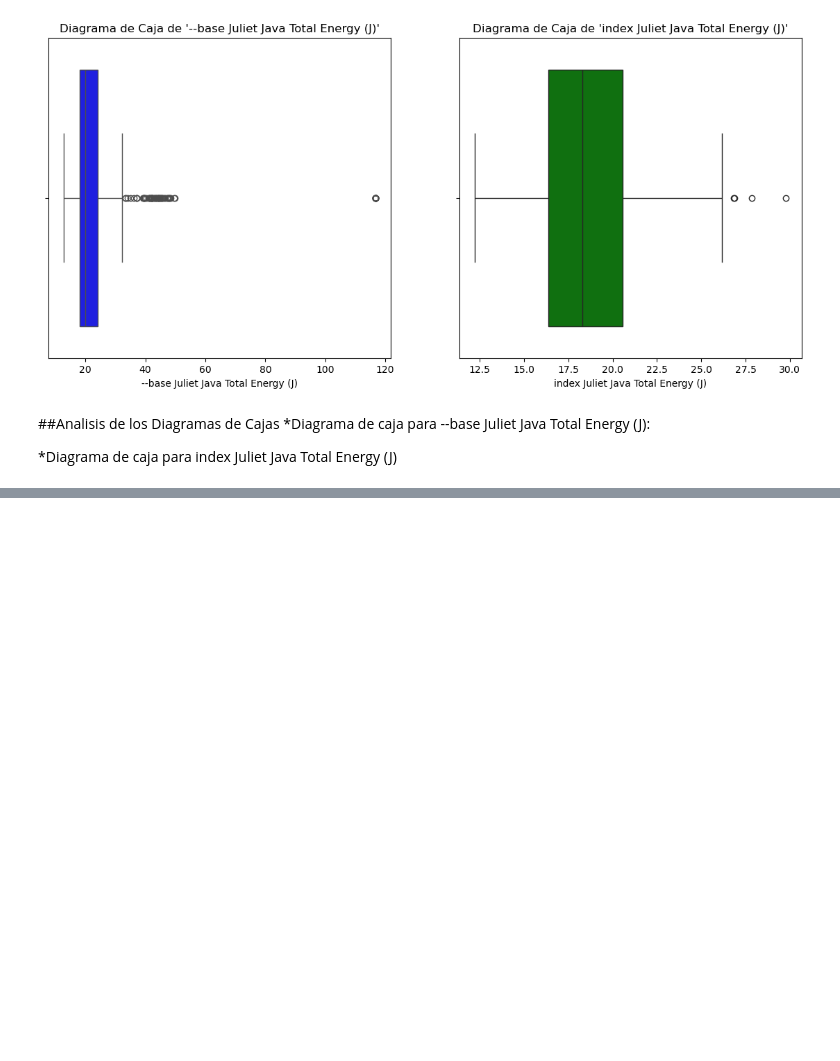
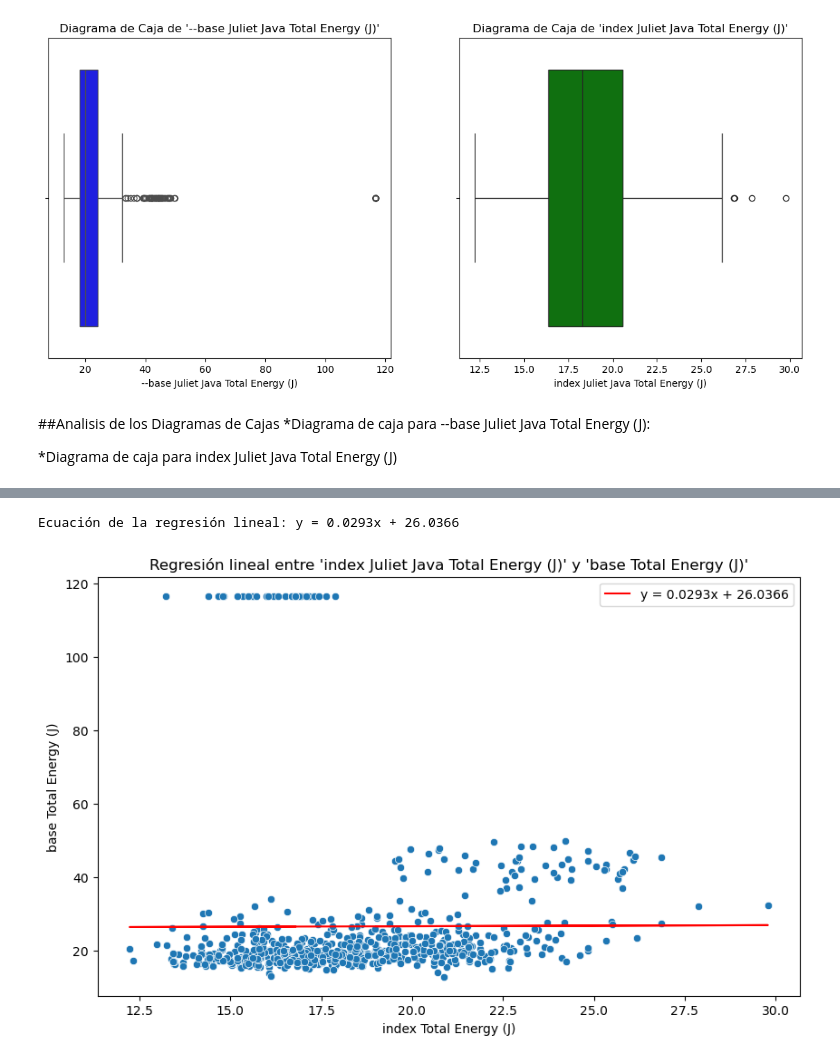
Before and after one commit to mrmiguel564/BD3, a Jupyter notebook: BDIIICliente.ipynb, the cells around one changed output, grey strips where cells are left out. Drawn from its saved outputs; the diff is of its cells as text; code cells hidden in the pictures; blank space fills up the shorter version.

Commit message:
Regresion lineal bivariado

```diff
--- a/BDIIICliente.ipynb
+++ b/BDIIICliente.ipynb
@@ -273,0 +378,27 @@ plt.show()
+# %%
+X = subset_clean_filtered['index Juliet Java Total Energy (J)'].values.reshape(-1, 1)
+y = subset_clean_filtered['--base Juliet Java Total Energy (J)'].values.reshape(-1, 1)
+
+# Crear el modelo de regresión lineal
+reg = LinearRegression().fit(X, y)
+
+# Obtener el coeficiente de la recta (pendiente) y la intersección
+slope = reg.coef_[0]
+intercept = reg.intercept_
+print(f"Ecuación de la regresión lineal: y = {slope[0]:.4f}x + {intercept[0]:.4f}")
+
+# Predicciones de la regresión para visualizar la línea ajustada
+y_pred = reg.predict(X)
+
+# Visualización del gráfico de dispersión con la línea de regresión
+plt.figure(figsize=(10, 6))
+sns.scatterplot(x=subset_clean_filtered['index Juliet Java Total Energy (J)'], y=subset_clean_filtered['--base Juliet Java Total Energy (J)'])
+plt.plot(subset_clean_filtered['index Juliet Java Total Energy (J)'], y_pred, color='red', label=f"y = {slope[0]:.4f}x + {intercept[0]:.4f}")
+plt.title("Regresión lineal entre 'index Juliet Java Total Energy (J)' y 'base Total Energy (J)'")
+plt.xlabel("index Total Energy (J)")
+plt.ylabel("base Total Energy (J)")
+plt.legend()
+plt.show()
+# %% [output]
+Ecuación de la regresión lineal: y = 0.0293x + 26.0366
+[figure, added]
```
Also changed, not shown: parts of 13 cells of this notebook, 1 other file.
